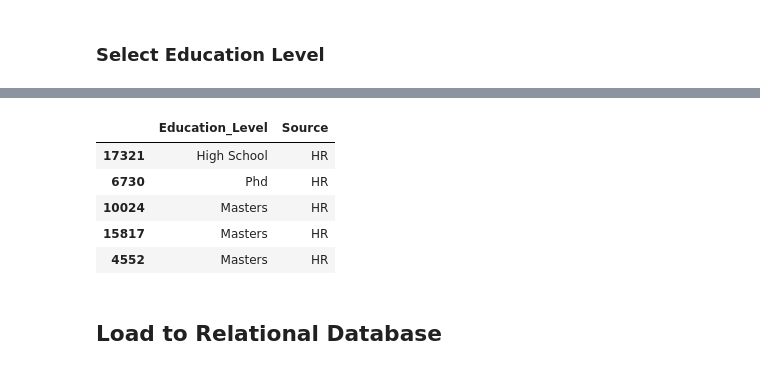
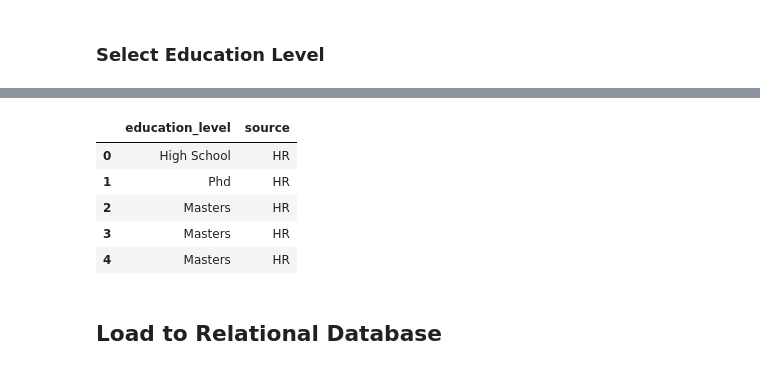
Before and after one commit to jwhite1987/Data-Scientists-and-HR-Analytics, a Jupyter notebook: etl_project.ipynb, the cells around one changed output, grey strips where cells are left out. Cells and saved outputs as stored; diff of their text form; code cells hidden in the pictures.

```diff
--- a/etl_project.ipynb
+++ b/etl_project.ipynb
@@ -200,7 +187,6 @@ new_hr_analytics_df.head()
 | 4 | 666 | Masters | >20 | 4 | 0.0 |
 # %%
 renamed_hr_analytics_df = new_hr_analytics_df.rename(columns = {"enrollee_id":"Candidate_ID",
-                                      "education_level":"Education_Level",
                                       "experience":"Years_Experience",
                                       "last_new_job":"Years_Tenure",
                                       "target":"Active"})
@@ -282,14 +279,14 @@ Final_hr_analytics_df
 # %%
-Final_hr_analytics_df['Source'] = pd.Series(["HR" for x in range(len(Final_hr_analytics_df))])
-education_level_from_hr_df = Final_hr_analytics_df[['Education_Level', 'Source']]
+Final_hr_analytics_df['source'] = pd.Series(["HR" for x in range(len(Final_hr_analytics_df))])
+education_level_from_hr_df = Final_hr_analytics_df[['education_level', 'source']].reset_index(drop=True)
 education_level_from_hr_df.head()
 # %% [output]
-|  | Education_Level | Source |
-| 17321 | High School | HR |
-| 6730 | Phd | HR |
-| 10024 | Masters | HR |
-| 15817 | Masters | HR |
-| 4552 | Masters | HR |
+|  | education_level | source |
+| 0 | High School | HR |
+| 1 | Phd | HR |
+| 2 | Masters | HR |
+| 3 | Masters | HR |
+| 4 | Masters | HR |
 # %% [markdown]
 ## Load to Relational Database
 # %% [markdown]
```
Also changed, not shown: parts of 20 cells of this notebook, 6 other files.
